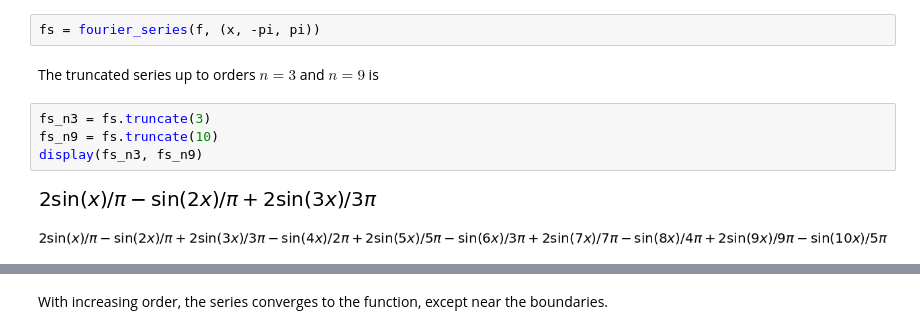
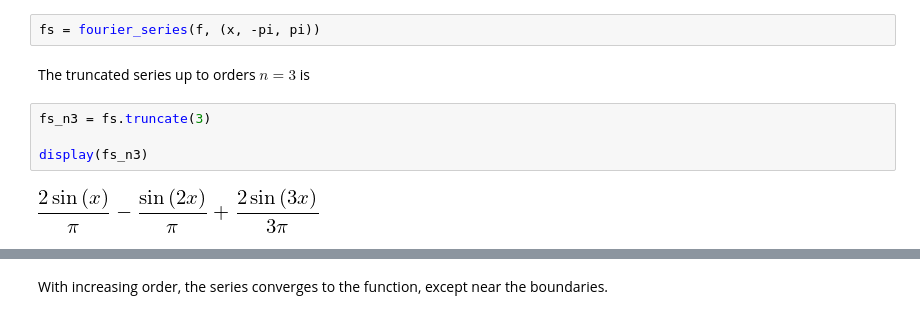
Before and after one commit to niksterg/pyFourier, a Jupyter notebook: Fourier Series.ipynb, the cells around one changed output, grey strips where cells are left out. Saved outputs shown, nothing was run; the diff lists cells and outputs as text.

Commit message:
revised Fourier Series

```diff
--- a/Fourier Series.ipynb
+++ b/Fourier Series.ipynb
@@ -100,11 +106,10 @@ The full series can be obtain using a build-in function:
 # %%
 fs = fourier_series(f, (x, -pi, pi))
 # %% [markdown]
-The truncated series up to orders $n=3$ and $n=9$ is
+The truncated series up to orders $n=3$ is
 # %%
 fs_n3 = fs.truncate(3)
-fs_n9 = fs.truncate(10)
-display(fs_n3, fs_n9)
+
+display(fs_n3)
 # %% [output]
-[figure, old version]
+[figure, new version]
-[figure, removed]
```
Also changed, not shown: parts of 37 cells of this notebook.
